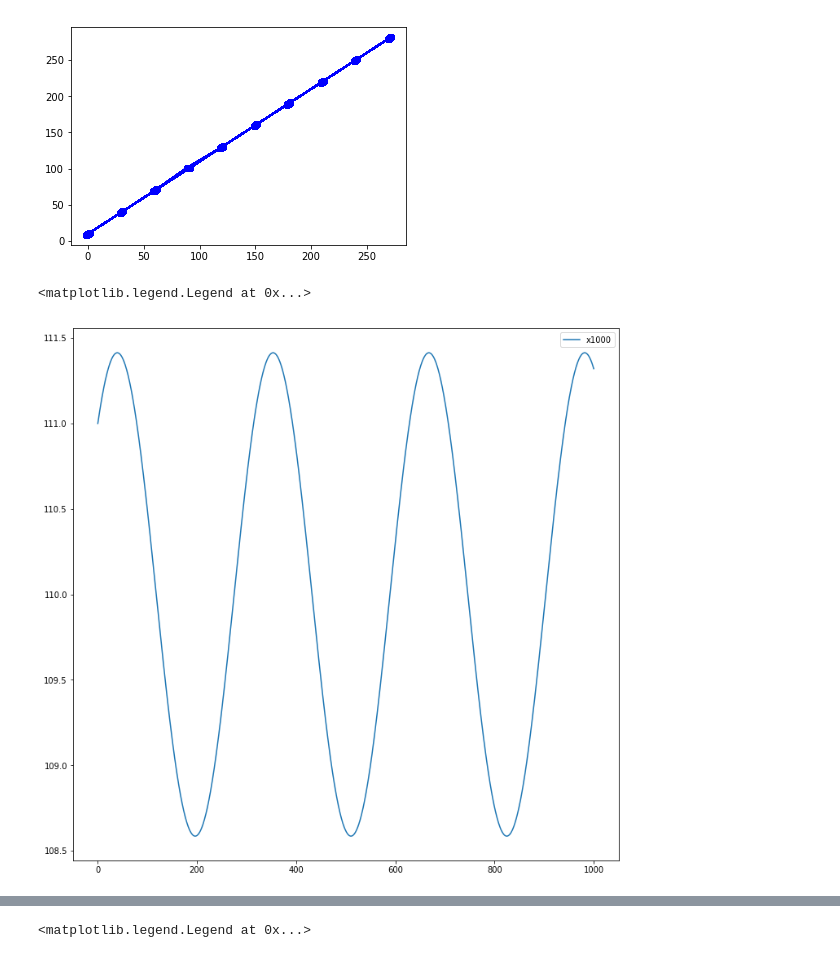
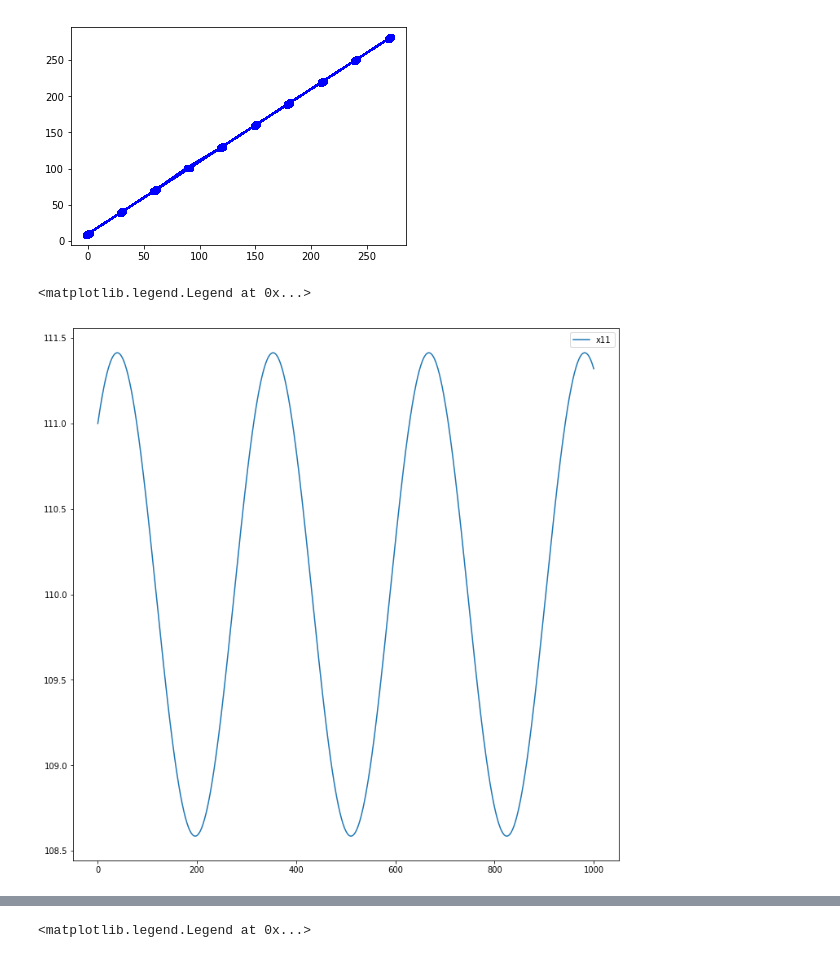
Before and after one commit to jhonatanmacazana/parallel-computing-project, a Jupyter notebook: src/sequential/Plotter.ipynb, the cells around one changed output, grey strips where cells are left out. Drawn from its saved outputs; the diff is of its cells as text; code cells hidden in the pictures.

```diff
--- a/src/sequential/Plotter.ipynb
+++ b/src/sequential/Plotter.ipynb
@@ -27,14 +27,14 @@ for i in df.columns:
 # %%
 df = pd.read_csv('results.csv', header= None).T
 leg = []
 plt.figure(figsize = (12,12))
 y = df.iloc[11].values
 plt.plot(y)
-leg.append("x{}".format(i))
+leg.append("x{}".format(11))
 plt.legend(leg)
 # %% [output]
 <matplotlib.legend.Legend at 0x...>
-[figure, old version]
+[figure, new version]
 # %%
 df = pd.read_csv('results.csv', header= None).T
 leg = []
```
Also changed, not shown: parts of 1 cell of this notebook, 1 other file.
